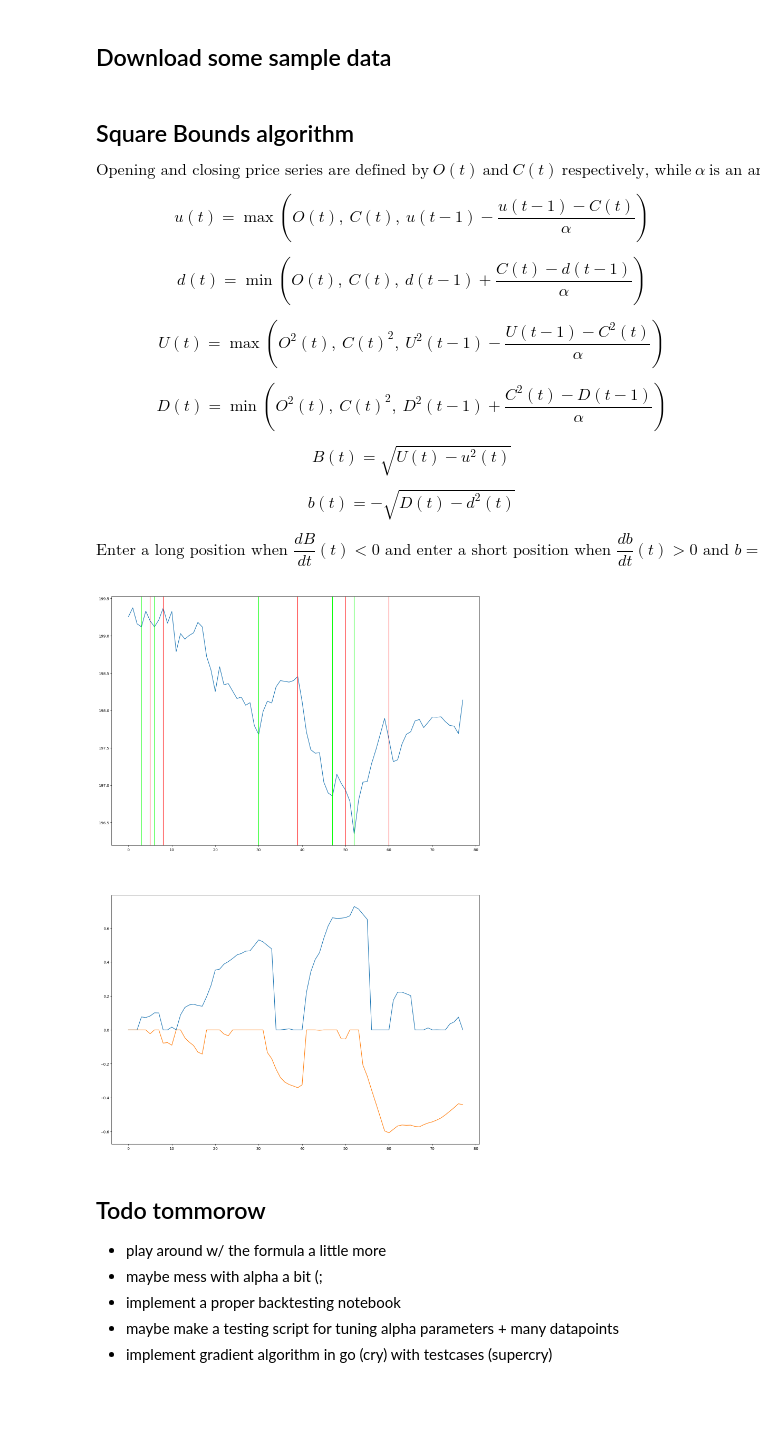
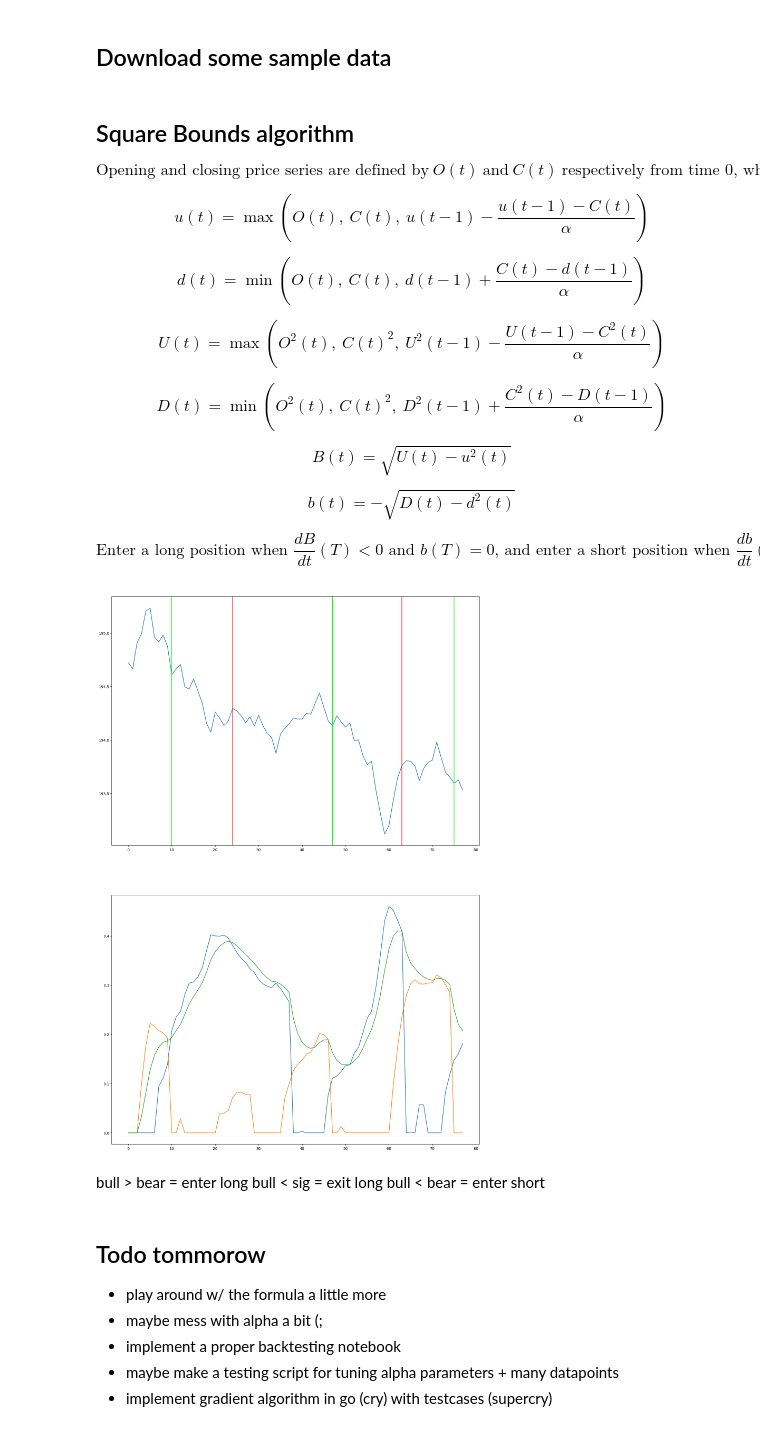
Before and after one commit to Juicestus/tradeautomation, a Jupyter notebook: strategies/squarebounds2/sb.ipynb, the cells around one changed output. Cells and saved outputs as stored; diff of their text form; code cells hidden in the pictures; blank space fills up the shorter version.

```diff
--- a/strategies/squarebounds2/sb.ipynb
+++ b/strategies/squarebounds2/sb.ipynb
@@ -21,7 +21,7 @@ dfs = data.split_alpaca_on_day(big_df)
 ## Square Bounds algorithm
 
 
-$$ \text{Opening and closing price series are defined by}\  O(t) \ \text{and} \ C(t) \ \text{respectively, while}\ \alpha\ \text{is an arbitrary constant.} $$
+$$ \text{Opening and closing price series are defined by}\  O(t) \ \text{and} \ C(t) \ \text{respectively from time 0, while}\ \alpha\ \text{is an arbitrary constant.} $$
 
 $$ u(t) = \max( O(t),\ C(t),\ u(t-1) - \frac{u(t-1) - C(t)}{\alpha}) $$
 
@@ -35,7 +35,7 @@ $$ B(t) = \sqrt{U(t)-u^2(t)} $$
 
 $$ b(t) = -\sqrt{D(t)-d^2(t)} $$
 
-$$ \text{Enter a long position when }\frac{dB}{dt}(t) < 0 \text{ and enter a short position when } \frac{db}{dt}(t) > 0\text{ and }b=0\text{.} $$
+$$ \text{Enter a long position when }\frac{dB}{dt}(T) < 0 \text{ and }b(T)=0 \text{, and enter a short position when } \frac{db}{dt}(T) > 0\text{.} $$
 # %%
 import pandas as pd
 import numpy as np
@@ -47,12 +47,37 @@ def roll(a, window):
     strides = a.strides + (a.strides[-1],)
     return np.lib.stride_tricks.as_strided(a, shape=shape, strides=strides)
 
+def _diff(x):
+    N = len(x)
+    y, _ = np.zeros((2, N))
+    for i in range(1, N):
+        y[i] = x[i] - x[i-1]
+    return y
+
+def numpy_ewma_vectorized_v2(data, window):
+
+    alpha = 2 /(window + 1.0)
+    alpha_rev = 1-alpha
+    n = data.shape[0]
+
+    pows = alpha_rev**(np.arange(n+1))
+
+    scale_arr = 1/pows[:-1]
+    offset = data[0]*pows[1:]
+    pw0 = alpha*alpha_rev**(n-1)
+
+    mult = data*pw0*scale_arr
+    cumsums = mult.cumsum()
+    out = offset + cumsums*scale_arr[::-1]
+    return out
+
 def sb(close, _open):
 
     N = len(close)
 #     alpha = 2 / (_len + 1)
 #     alpha_sig = 2 / (sig_len + 1)
     alpha = 10
+    asig = 5
 
     up1, up2, dn1, dn2, bull, bear, sig = np.zeros((7, N))
 
@@ -75,15 +100,21 @@ def sb(close, _open):
         bull[i] = np.sqrt(up2[i] - up1[i] ** 2)
         bear[i] = np.sqrt(dn2[i] - dn1[i] ** 2)
 
+        sig[i] = max(bull[i], bear[i])
+
+    #sigma = sig.ewm(alpha=1/asig).mean()
+    sigma = numpy_ewma_vectorized_v2(sig, asig)
+
         #sig[i] = sig[i - 1] + alpha_sig * (np.maximum(bull[i], bear[i]) - sig[i - 1])
 
-    bear *= -1
+    bear_og = bear
+    bear
 
-    bull_1st_ddt = np.diff(bull)
+    bull_1st_ddt = _diff(bull)
     bull_2nd_ddt = np.diff(bull_1st_ddt)
     bull_3rd_ddt = np.diff(bull_2nd_ddt)
 
-    bear_1st_ddt = np.diff(bear)
+    bear_1st_ddt = _diff(bear)
     bear_2nd_ddt = np.diff(bear_1st_ddt)
     bear_3rd_ddt = np.diff(bear_2nd_ddt)
 
@@ -92,20 +123,40 @@ def sb(close, _open):
 
     inpos = False
     longs, shorts = [], []
+
+    d2close = np.gradient(np.gradient(close))
+
+    # ideal:
+    # for i in range(1, N-1):
+    #     if d2close[i] < 0:
+    #         shorts.append(i)
+    #     elif d2close[i] > 0:
+    #         longs.append(i)
+
     for i in range(1, N-1):
-        if not inpos and bull_1st_ddt[i] < 0 and bear[i] == 0 :#and bear_1st_ddt[i] < 0:
+        # if not inpos and bull_1st_ddt[i] < 0 and bear[i] == 0 :#and bear_1st_ddt[i] < 0:
+        #if not inpos and (bull[i] - bull[i-1]) < 0 and bear[i] == 0:#and bear_1st_ddt[i] < 0:
+
+        if not inpos and bull[i] > bear[i] and bear[i-1] > bull[i-1]:
+
             inpos = True
             longs.append(i)
-        elif inpos and bear_1st_ddt[i] > 0:#and bull[i] == 0:#and bull_1st_ddt[i] > 0:
+        # elif inpos and bear_1st_ddt[i] > 0:#and bull[i] == 0:#and bull_1st_ddt[i] > 0:
+         # elif (bear[i] - bear[i-1]) > 0:
+        #elif inpos and (bear[i] - bear[i-1]) > 0:
+
+        if inpos and bull[i] < sigma[i] and sigma[i-1] < bull[i-1]:
             inpos = False
             shorts.append(i)
 
     with plot.MultiPlot(2, size=(18, 9 * 3)) as m:
         plt.plot(close)
+
         for long in longs:
             plt.axvline(x=long, color="#00FF00")
         for short in shorts:
             plt.axvline(x=short, color="#FF0000")
+
 
         #plt.plot(up1)
         #plt.plot(np.sqrt(up2))
@@ -116,36 +167,45 @@ def sb(close, _open):
         m.next()
 
         plt.plot(bull)
 #         plt.plot(bull_ma)
 
-        plt.plot(bear)
+        plt.plot(bear_og)
+
+        plt.plot(sigma)
+
+
+
 
 #         plt.plot(bear_ma)
 
 
 #         m.next()
 
 #         plt.plot(bull_1st_ddt)
 #         plt.plot(bull_2nd_ddt)
 #         #bear_1st_ddt, bear_2nd_ddt
 
 
 
     #return df
 
 
 def test_sb(df):
 
 
     close = df['close'].to_numpy()
     _open = df['open'].to_numpy()
 
     sb(close, _open)
 
 
-test_sb(dfs[-7].copy())
+test_sb(dfs[-1].copy())
 # %% [output]
-[figure, old version]
+[figure, new version]
+# %% [markdown]
+bull > bear = enter long
+bull < sig = exit long
+bull < bear = enter short
 # %% [markdown]
 ## Todo tommorow
 
```
